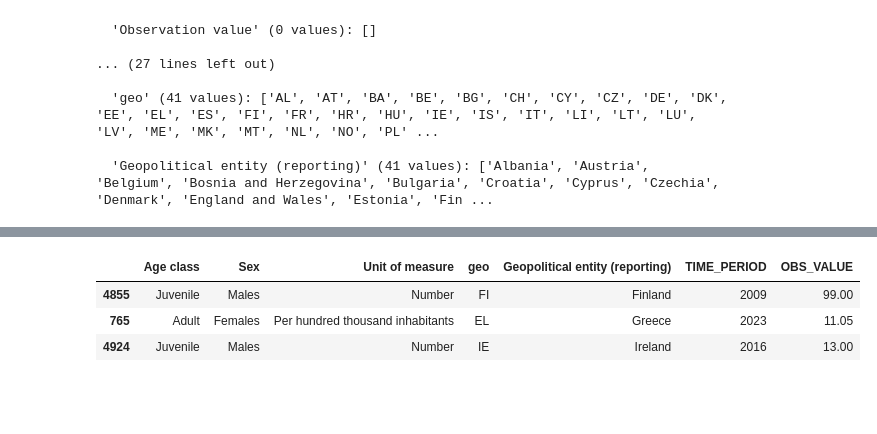
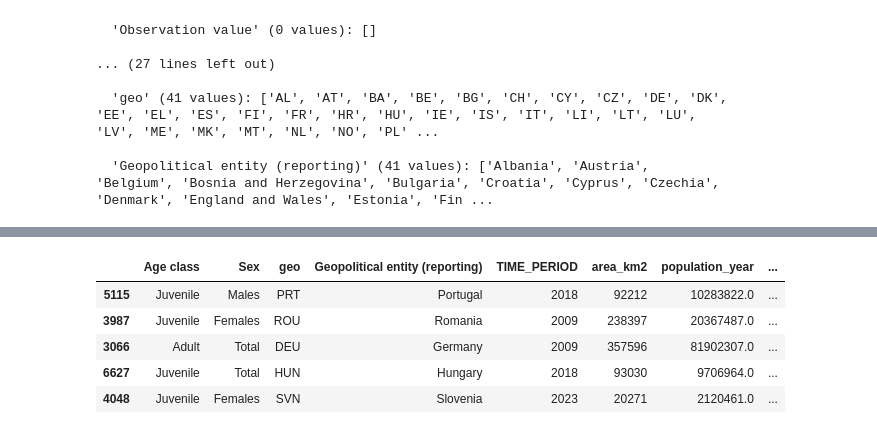
Before and after one commit to giuliodamico/Gender-Inequality-Index-vs-Female-jail-population, a Jupyter notebook: notebooks/Prison_data_graph.ipynb, the cells around one changed output, grey strips where cells are left out. Saved outputs shown, nothing was run; the diff lists cells and outputs as text; code cells hidden in the pictures; blank space fills up the shorter version.

```diff
--- a/notebooks/Prison_data_graph.ipynb
+++ b/notebooks/Prison_data_graph.ipynb
@@ -77,0 +145,22 @@ HIGH-CARDINALITY features (excluded from chart):
+# %%
+def resolve_population(row):
+    if row["population_fixed"] is not None and not (isinstance(row["population_fixed"], float) and pd.isna(row["population_fixed"])):
+        return row["population_fixed"]
+    pop_dict = row["population_by_year"]
+    if isinstance(pop_dict, dict):
+        return pop_dict.get(row["TIME_PERIOD"])
+    return None
+prison_data["population_year"] = prison_data.apply(resolve_population, axis=1)
+
+prison_data["Per hundred thousand inhabitants"] = prison_data["OBS_VALUE"].where(prison_data["Unit of measure"] == "Per hundred thousand inhabitants")
+prison_data["Total"] = prison_data["OBS_VALUE"].where(prison_data["Unit of measure"] == "Number")
+
+# For rows with rate, calculate absolute count
+missing_total = prison_data["Total"].isna()
+prison_data.loc[missing_total, "Total"] = (prison_data.loc[missing_total, "OBS_VALUE"] * prison_data.loc[missing_total, "population_year"] / 100000).round()
+
+# For rows with count, calculate rate
+missing_rate = prison_data["Per hundred thousand inhabitants"].isna()
+prison_data.loc[missing_rate, "Per hundred thousand inhabitants"] = (prison_data.loc[missing_rate, "OBS_VALUE"] * 100000 / prison_data.loc[missing_rate, "population_year"]).round(2)
+
+prison_data.sample(5)
@@ -78,13 +175,19 @@ HIGH-CARDINALITY features (excluded from chart):
 # %%
 # Drop columns
-prison_data.drop(columns=['STRUCTURE_ID', 'STRUCTURE_NAME', 'freq', 'Time frequency', 'unit', 'age', 'sex', 'Confidentiality status (flag)',
-                          'OBS_FLAG', 'Observation value', 'Time', 'CONF_STATUS', 'STRUCTURE', 'Observation status (Flag) V2 structure'], inplace=True)
-prison_data.sample(3)
+prison_data.drop(columns=[
+    'STRUCTURE_ID', 'STRUCTURE_NAME', 'freq', 'Time frequency', 'unit', 'age', 'sex',
+    'Confidentiality status (flag)', 'OBS_FLAG', 'Observation value', 'Time', 'CONF_STATUS',
+    'STRUCTURE', 'Observation status (Flag) V2 structure', 'Unit of measure', 'OBS_VALUE',
+    'population_by_year', 'population_fixed',
+], inplace=True)
+prison_data.sample(5)
 # %% [output]
-|  | Age class | Sex | Unit of measure | geo | Geopolitical entity (reporting) | TIME_PERIOD | OBS_VALUE |
-| 4855 | Juvenile | Males | Number | FI | Finland | 2009 | 99.00 |
-| 765 | Adult | Females | Per hundred thousand inhabitants | EL | Greece | 2023 | 11.05 |
-| 4924 | Juvenile | Males | Number | IE | Ireland | 2016 | 13.00 |
+|  | Age class | Sex | geo | Geopolitical entity (reporting) | TIME_PERIOD | area_km2 | population_year | ... |
+| 5115 | Juvenile | Males | PRT | Portugal | 2018 | 92212 | 10283822.0 | ... |
+| 3987 | Juvenile | Females | ROU | Romania | 2009 | 238397 | 20367487.0 | ... |
+| 3066 | Adult | Total | DEU | Germany | 2009 | 357596 | 81902307.0 | ... |
+| 6627 | Juvenile | Total | HUN | Hungary | 2018 | 93030 | 9706964.0 | ... |
+| 4048 | Juvenile | Females | SVN | Slovenia | 2023 | 20271 | 2120461.0 | ... |
 # %%
 # We separate the row where the 'Age class' and 'Sex' columns have the value 'Total'
 total_values = prison_data[(prison_data['Age class'] == 'Total') | (prison_data['Sex'] == 'Total')]
```
Also changed, not shown: parts of 6 cells of this notebook, 2 other files.
